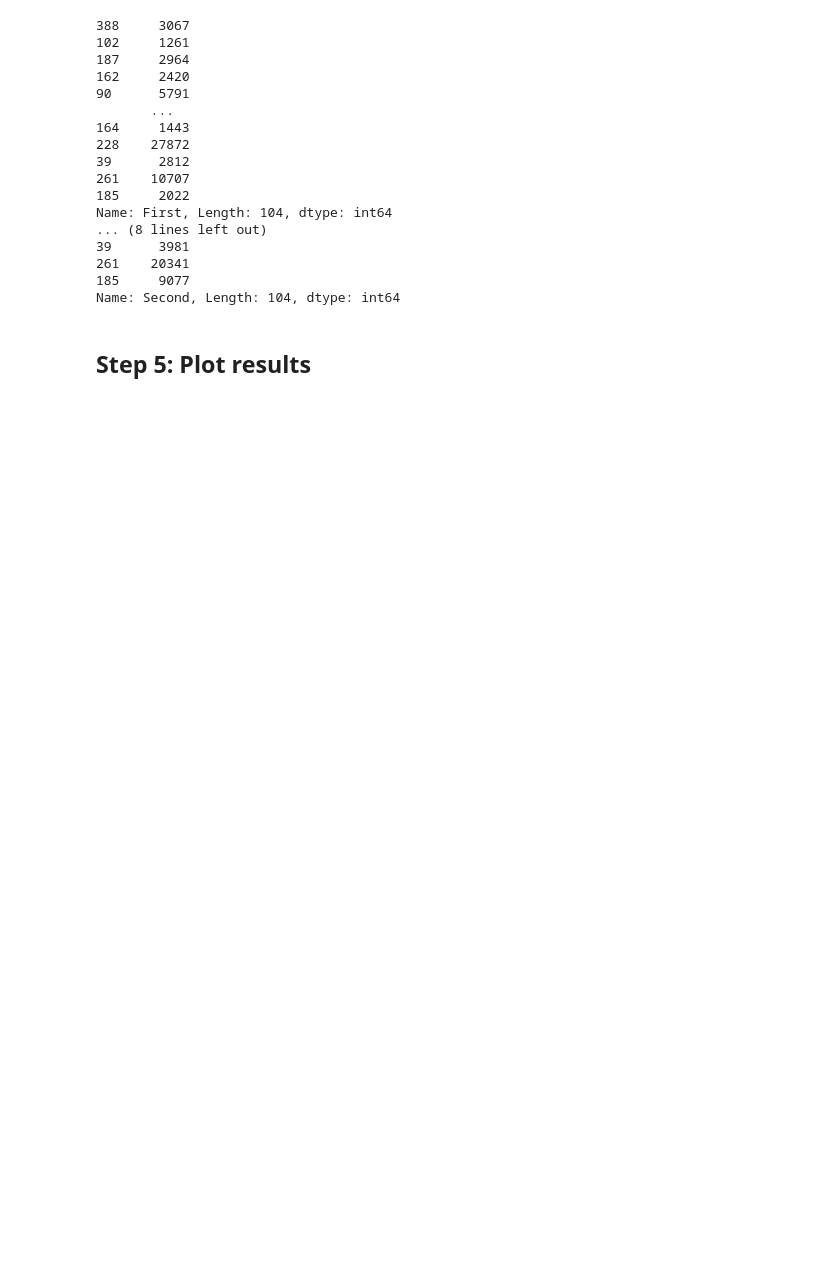
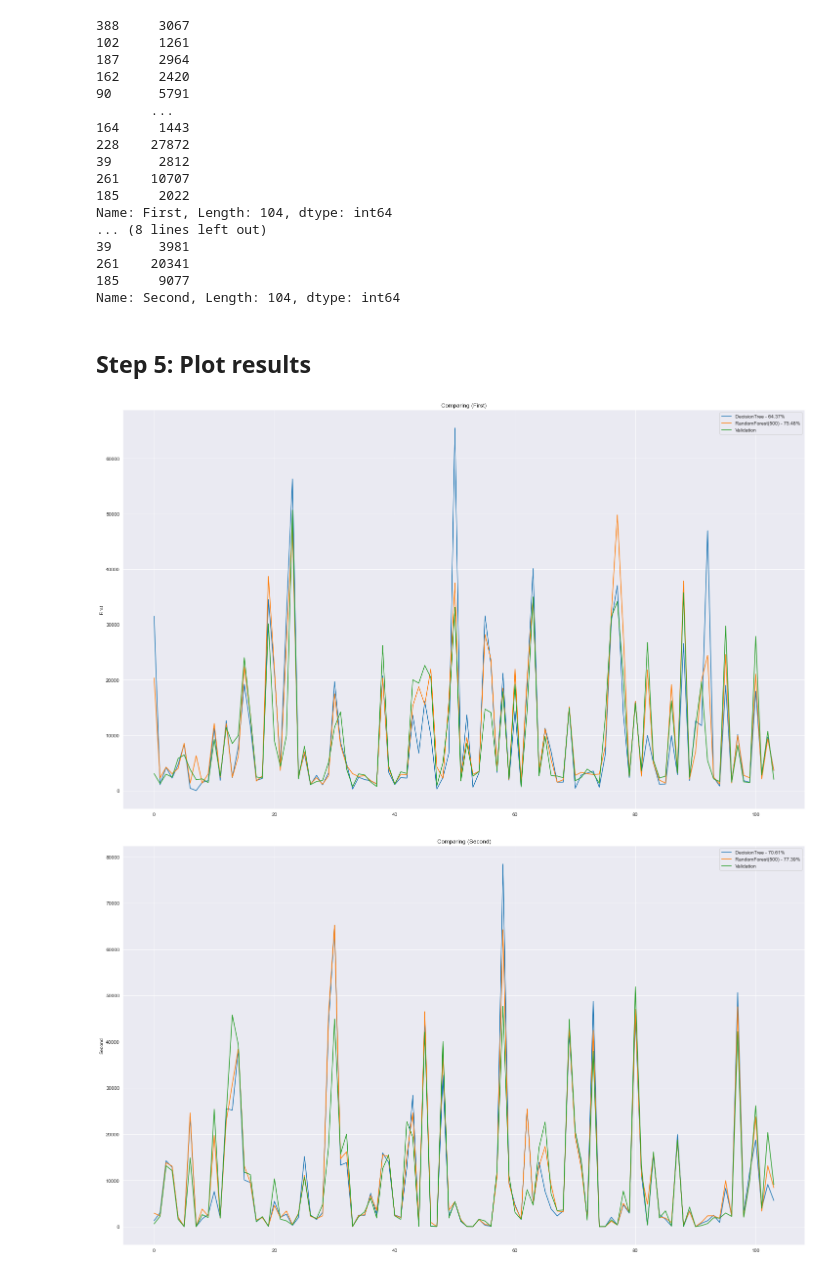
Before and after one commit to mechtal/Vaccination_UK, a Jupyter notebook: ML.ipynb, the cells around one changed output. Drawn from its saved outputs; the diff is of its cells as text; code cells hidden in the pictures; blank space fills up the shorter version.

Commit message:
#5 Added two plots to compare validation sets and predictions
Used
pd.plotting.register_matplotlib_converters()
import matplotlib.pyplot as plt
%matplotlib inline
import seaborn as sns

```diff
--- a/ML.ipynb
+++ b/ML.ipynb
@@ -173,7 +173,7 @@ Define necessary variables
 feature_columns = ["Year", "Month", "Day", "Weekday", "IsMonthStart", "IsMonthEnd"]
 y_list = ["First", "Second"]
 model_list = ["DecisionTree", "RandomForest"]
-estimators_list = [10000]
+estimators_list = [100,200,300,400,500]
 results = {}
 val_sets = {}
 # %% [markdown]
@@ -226,3 +234,23 @@ Name: First, Length: 104, dtype: int64
 Name: Second, Length: 104, dtype: int64
 # %% [markdown]
 ## Step 5: Plot results
+# %%
+for y in y_list:
+    # set size, style and title
+    plt.figure(figsize=(25,15))
+    sns.set_style("darkgrid")
+    plt.title('{} ({})'.format("Comparing", y))
+    # plot predictions
+    for model in model_list:
+        if model == "RandomForest":
+            sns.lineplot(data=results[(y, model, "predictions", 500)], label = '{}({}) - {:.2%}'.format(model, 500, 1 - results[(y,model,"mae",500)]/dataset[y].mean()))
+        else:
+            sns.lineplot(data=results[(y, model, "predictions", 0)], label = '{} - {:.2%}'.format(model, 1 - results[(y,model,"mae",0)]/dataset[y].mean()))
+    # plot validation set
+    val_sets[(y, "val_y")].index=range(0,len(val_sets[(y, "val_y")]))
+    sns.lineplot(data=val_sets[(y, "val_y")], label="Validation")
+    # add legend
+    plt.legend()
+# %% [output]
+[figure, added]
+[figure, added]
```
Also changed, not shown: parts of 2 cells of this notebook.
